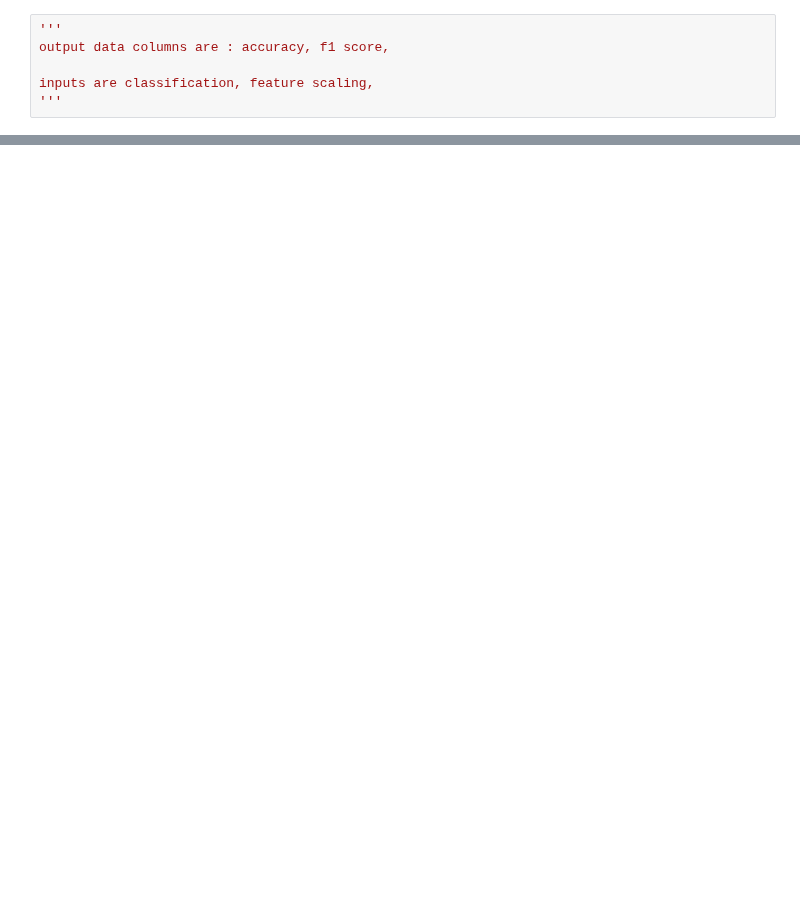
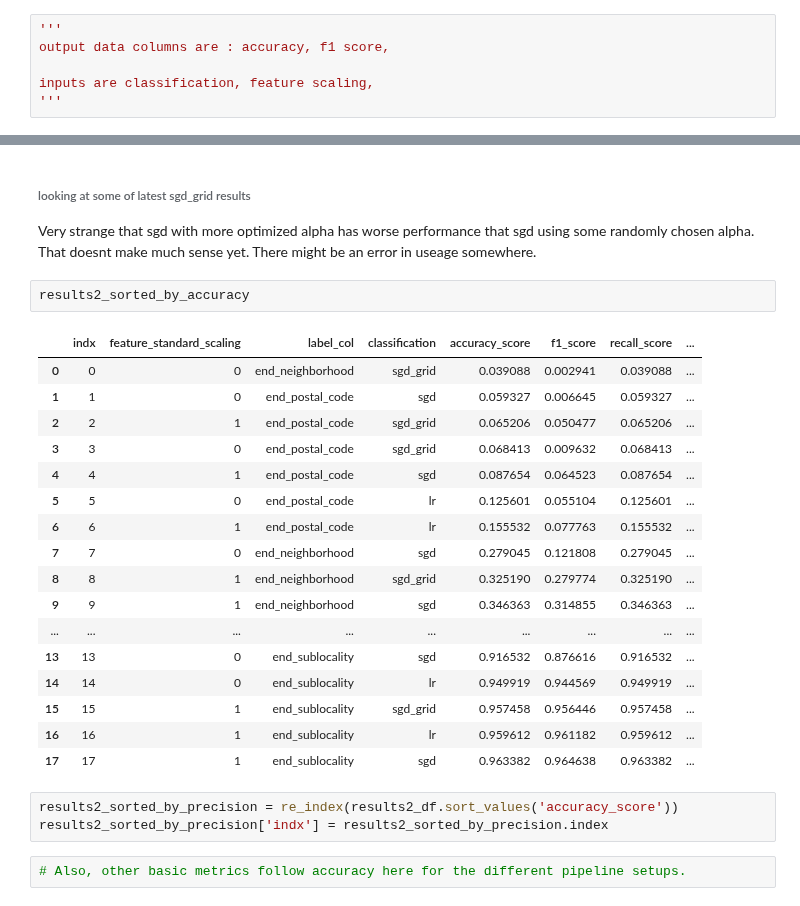
Before and after one commit to namoopsoo/learn-citibike, a Jupyter notebook: try_SGD_05072016.ipynb, the cells around one changed output, grey strips where cells are left out. Saved outputs shown, nothing was run; the diff lists cells and outputs as text; blank space fills up the shorter version.

```diff
--- a/try_SGD_05072016.ipynb
+++ b/try_SGD_05072016.ipynb
@@ -402,0 +468,28 @@ print (1.0 - scaler.mean_[0])/scaler.std_[0]
+# %% [markdown]
+###### looking at some of latest sgd_grid results
+Very strange that sgd with more optimized alpha has worse performance that sgd using some randomly chosen alpha. That doesnt make much sense yet. There might be an error in useage somewhere.
+# %%
+results2_sorted_by_accuracy
+# %% [output]
+|  | indx | feature_standard_scaling | label_col | classification | accuracy_score | f1_score | recall_score | ... |
+| 0 | 0 | 0 | end_neighborhood | sgd_grid | 0.039088 | 0.002941 | 0.039088 | ... |
+| 1 | 1 | 0 | end_postal_code | sgd | 0.059327 | 0.006645 | 0.059327 | ... |
+| 2 | 2 | 1 | end_postal_code | sgd_grid | 0.065206 | 0.050477 | 0.065206 | ... |
+| 3 | 3 | 0 | end_postal_code | sgd_grid | 0.068413 | 0.009632 | 0.068413 | ... |
+| 4 | 4 | 1 | end_postal_code | sgd | 0.087654 | 0.064523 | 0.087654 | ... |
+| 5 | 5 | 0 | end_postal_code | lr | 0.125601 | 0.055104 | 0.125601 | ... |
+| 6 | 6 | 1 | end_postal_code | lr | 0.155532 | 0.077763 | 0.155532 | ... |
+| 7 | 7 | 0 | end_neighborhood | sgd | 0.279045 | 0.121808 | 0.279045 | ... |
+| 8 | 8 | 1 | end_neighborhood | sgd_grid | 0.325190 | 0.279774 | 0.325190 | ... |
+| 9 | 9 | 1 | end_neighborhood | sgd | 0.346363 | 0.314855 | 0.346363 | ... |
+| ... | ... | ... | ... | ... | ... | ... | ... | ... |
+| 13 | 13 | 0 | end_sublocality | sgd | 0.916532 | 0.876616 | 0.916532 | ... |
+| 14 | 14 | 0 | end_sublocality | lr | 0.949919 | 0.944569 | 0.949919 | ... |
+| 15 | 15 | 1 | end_sublocality | sgd_grid | 0.957458 | 0.956446 | 0.957458 | ... |
+| 16 | 16 | 1 | end_sublocality | lr | 0.959612 | 0.961182 | 0.959612 | ... |
+| 17 | 17 | 1 | end_sublocality | sgd | 0.963382 | 0.964638 | 0.963382 | ... |
+# %%
+results2_sorted_by_precision = re_index(results2_df.sort_values('accuracy_score'))
+results2_sorted_by_precision['indx'] = results2_sorted_by_precision.index
+# %%
+# Also, other basic metrics follow accuracy here for the different pipeline setups.
```
Also changed, not shown: parts of 35 cells of this notebook, 3 other files.
